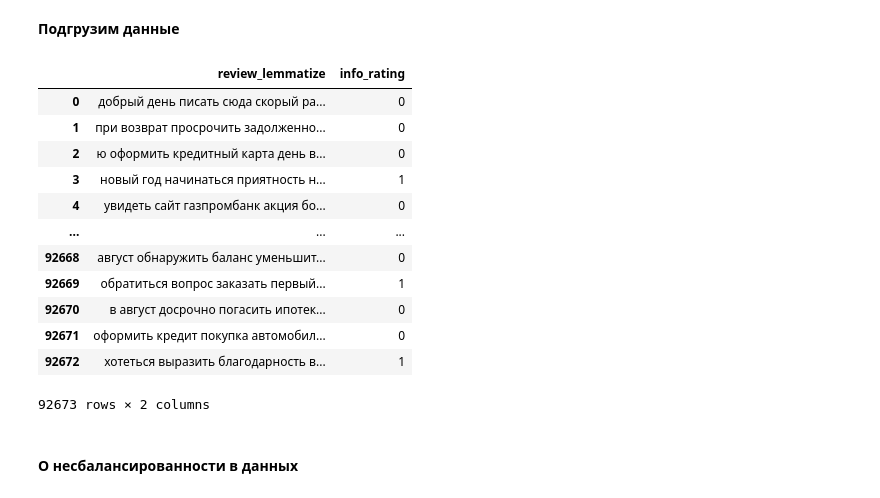
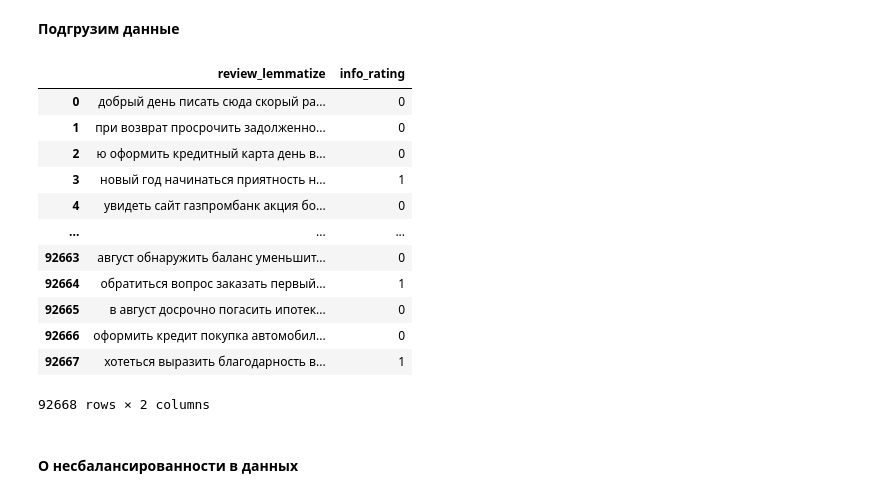
Before and after one commit to nikfilonenko/EDA_binary-text-classifier, a Jupyter notebook: src/notebooks/analysis_of_reviews_of_banks.ipynb, the cells around one changed output. Drawn from its saved outputs; the diff is of its cells as text; code cells hidden in the pictures.

```diff
--- a/src/notebooks/analysis_of_reviews_of_banks.ipynb
+++ b/src/notebooks/analysis_of_reviews_of_banks.ipynb
@@ -734,21 +734,21 @@ dtype: int64
 **Подгрузим данные**
 # %%
 data_exp = pd.read_csv("../../src/data/banks_data_clean.csv", sep=',')
-df_ml[['review_lemmatize', 'info_rating']]
+data_exp[['review_lemmatize', 'info_rating']]
 # %% [output]
 |  | review_lemmatize | info_rating |
 | 0 | добрый день писать сюда скорый ра... | 0 |
 | 1 | при возврат просрочить задолженно... | 0 |
 | 2 | ю оформить кредитный карта день в... | 0 |
 | 3 | новый год начинаться приятность н... | 1 |
 | 4 | увидеть сайт газпромбанк акция бо... | 0 |
 | ... | ... | ... |
-| 92668 | август обнаружить баланс уменьшит... | 0 |
-| 92669 | обратиться вопрос заказать первый... | 1 |
-| 92670 | в август досрочно погасить ипотек... | 0 |
-| 92671 | оформить кредит покупка автомобил... | 0 |
-| 92672 | хотеться выразить благодарность в... | 1 |
+| 92663 | август обнаружить баланс уменьшит... | 0 |
+| 92664 | обратиться вопрос заказать первый... | 1 |
+| 92665 | в август досрочно погасить ипотек... | 0 |
+| 92666 | оформить кредит покупка автомобил... | 0 |
+| 92667 | хотеться выразить благодарность в... | 1 |
-92673 rows × 2 columns
+92668 rows × 2 columns
 # %% [markdown]
 #### О несбалансированности в данных
 # %% [markdown]
```
Also changed, not shown: parts of 30 cells of this notebook.
